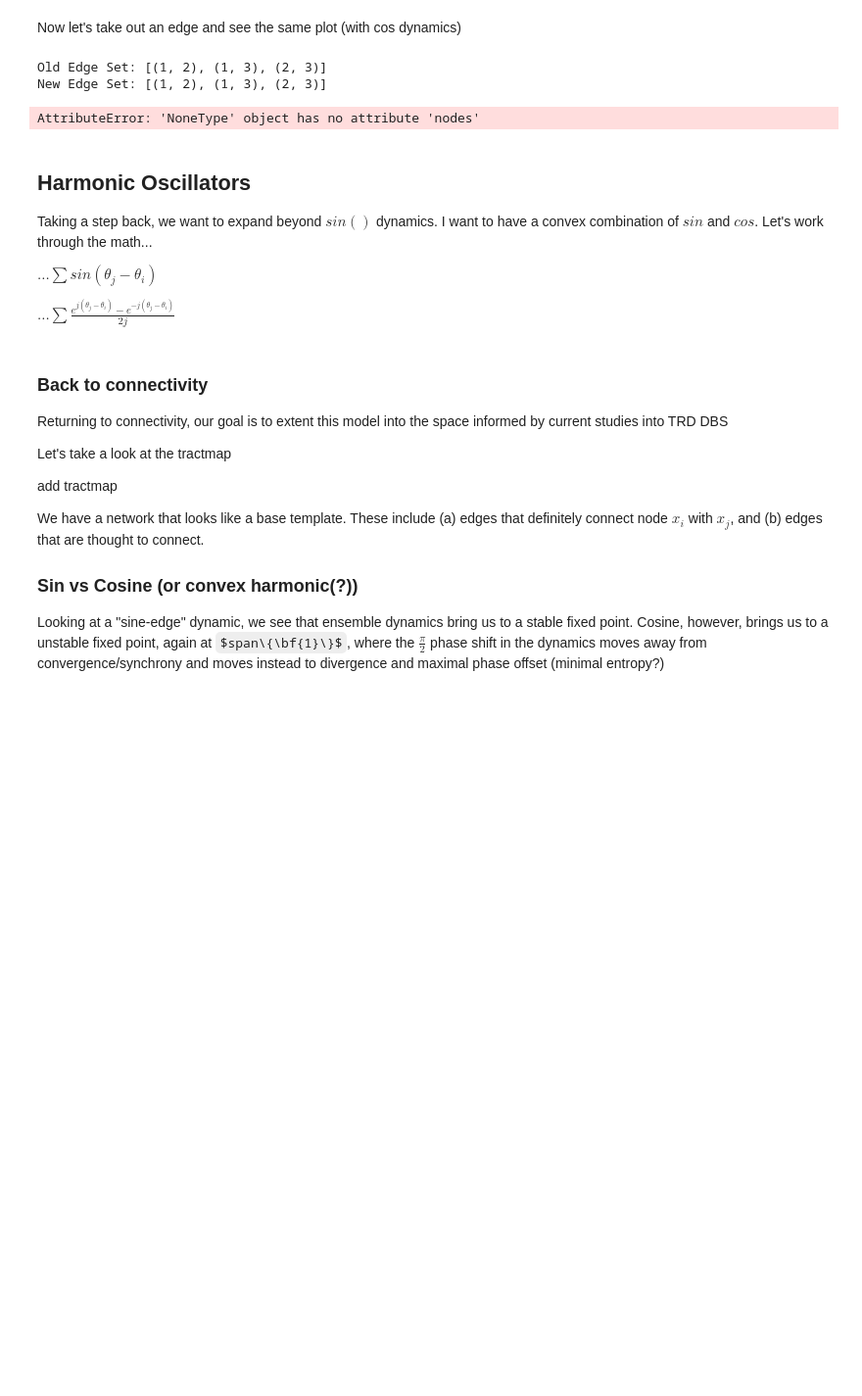
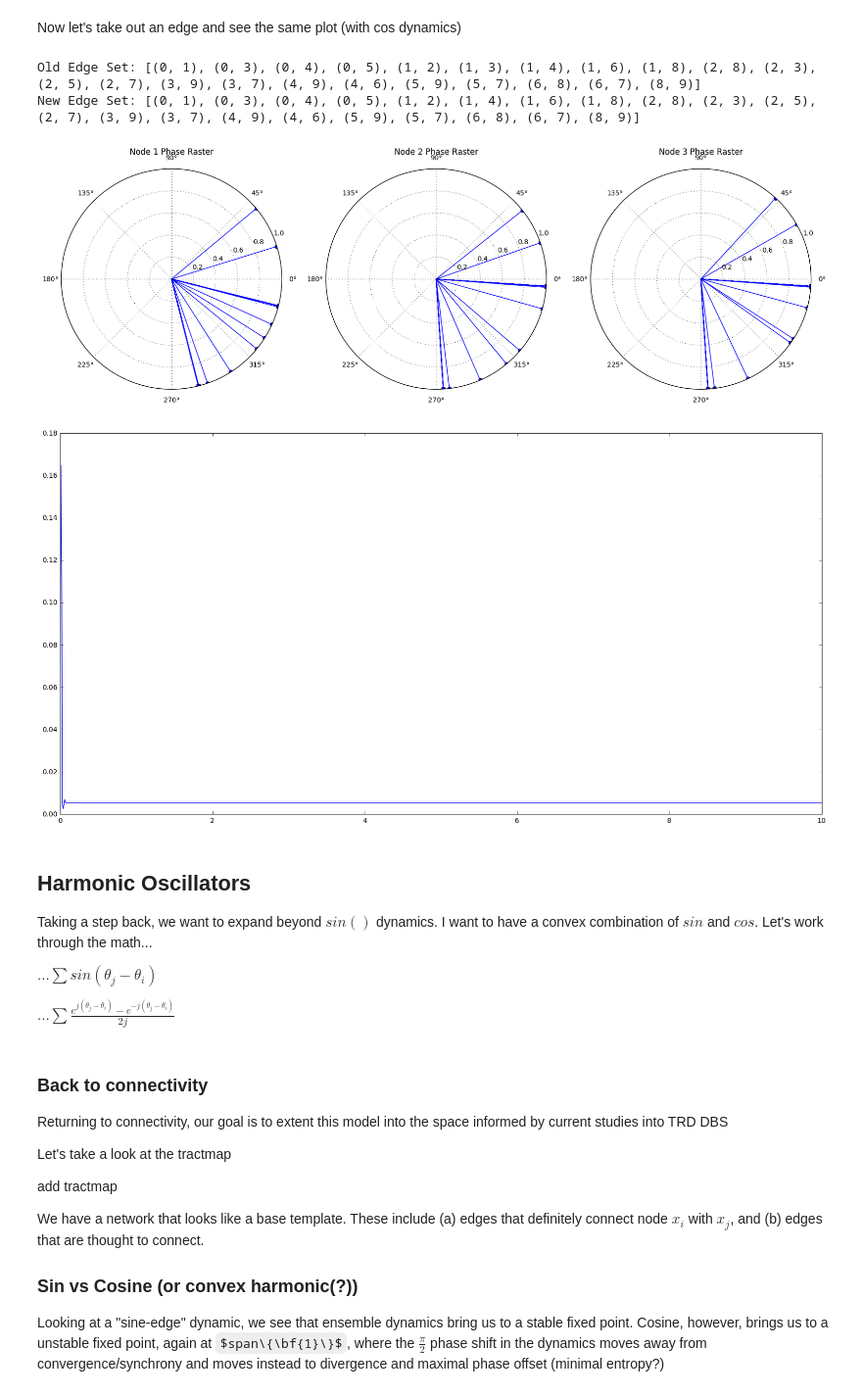
Before and after one commit to virati/KuramotoDBS, a Jupyter notebook: Kuramoto Modeling of Uncinate Fasciculus.ipynb, the cells around one changed output. Shown at 98% size. Drawn from its saved outputs; the diff is of its cells as text; code cells hidden in the pictures; some formulas as TeX source; blank space fills up the shorter version.

```diff
--- a/Kuramoto Modeling of Uncinate Fasciculus.ipynb
+++ b/Kuramoto Modeling of Uncinate Fasciculus.ipynb
@@ -246,16 +243,20 @@ Now let's take out an edge and see the same plot (with cos dynamics)
 # %%
 import copy
 
 print('Old Edge Set: ' + str(G.edges()))
+
 P = copy.deepcopy(G)
-P = P.remove_edge(1,3)
-print('New Edge Set: ' + str(G.edges()))
+
+P.remove_edge(1,3)
+
+print('New Edge Set: ' + str(P.edges()))
 
 run_KM(P,nm.cos)
 # %% [output]
-Old Edge Set: [(1, 2), (1, 3), (2, 3)]
-New Edge Set: [(1, 2), (1, 3), (2, 3)]
+Old Edge Set: [(0, 1), (0, 3), (0, 4), (0, 5), (1, 2), (1, 3), (1, 4), (1, 6), (1, 8), (2, 8), (2, 3), (2, 5), (2, 7), (3, 9), (3, 7), (4, 9), (4, 6), (5, 9), (5, 7), (6, 8), (6, 7), (8, 9)]
+New Edge Set: [(0, 1), (0, 3), (0, 4), (0, 5), (1, 2), (1, 4), (1, 6), (1, 8), (2, 8), (2, 3), (2, 5), (2, 7), (3, 9), (3, 7), (4, 9), (4, 6), (5, 9), (5, 7), (6, 8), (6, 7), (8, 9)]
-AttributeError: 'NoneType' object has no attribute 'nodes'
+[figure, added]
+[figure, added]
 # %% [markdown]
 ## Harmonic Oscillators
 
```
Also changed, not shown: parts of 5 cells of this notebook.
